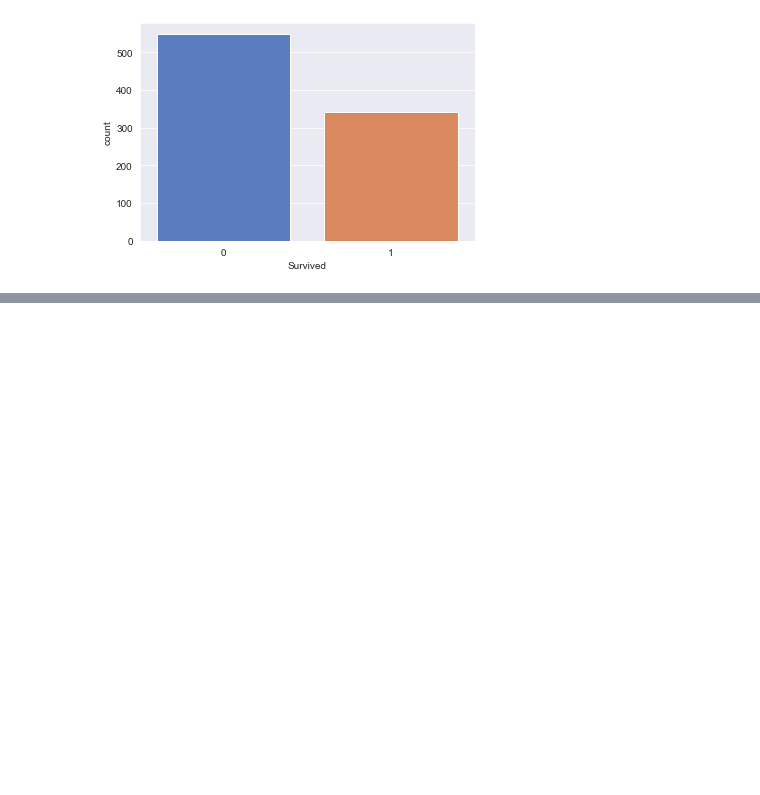
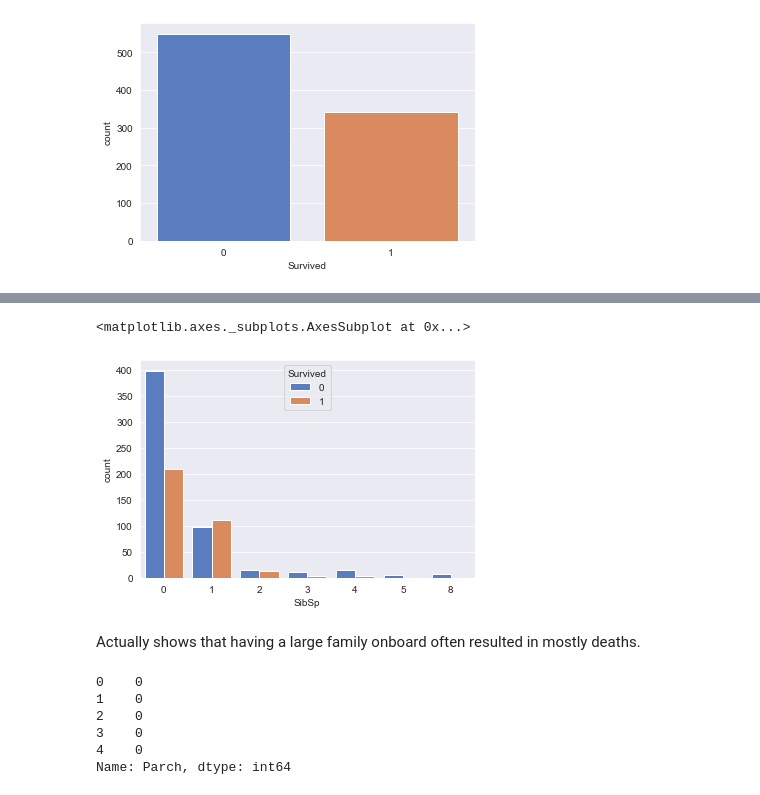
Before and after one commit to PeckJackson/kaggleProjects, a Jupyter notebook: Titanic/Untitled.ipynb, the cells around one changed output, grey strips where cells are left out. Drawn from its saved outputs; the diff is of its cells as text; code cells hidden in the pictures; blank space fills up the shorter version.

```diff
--- a/Titanic/Untitled.ipynb
+++ b/Titanic/Untitled.ipynb
@@ -51,0 +91,16 @@ sns.countplot(df['Survived']) #1 = Survived, 0 did not.
+# %%
+sns.countplot(x='SibSp',data=df,hue='Survived')
+# %% [output]
+<matplotlib.axes._subplots.AxesSubplot at 0x...>
+[figure, added]
+# %% [markdown]
+Actually shows that having a large family onboard often resulted in mostly deaths.
+# %%
+df['Parch'].head()
+# %% [output]
+0    0
+1    0
+2    0
+3    0
+4    0
+Name: Parch, dtype: int64
```
Also changed, not shown: parts of 40 cells of this notebook.
